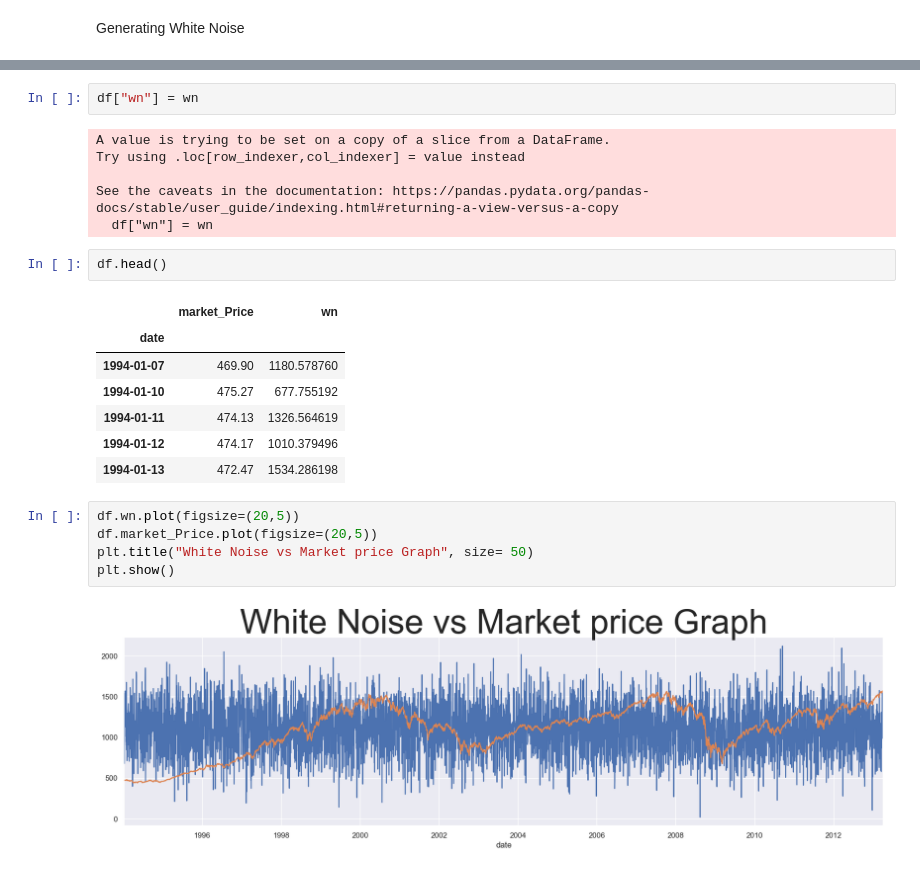
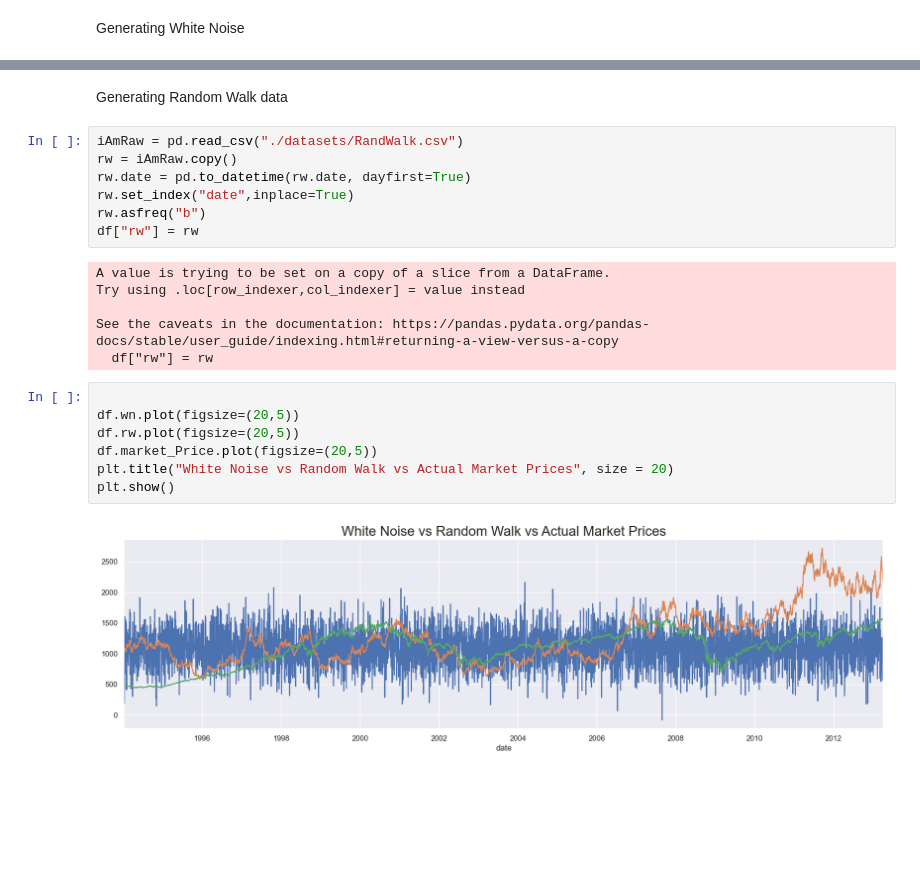
Before and after one commit to mkolade/time-series, a Jupyter notebook: 3rd-whiteNoise.ipynb, the cells around one changed output, grey strips where cells are left out. Saved outputs shown, nothing was run; the diff lists cells and outputs as text; blank space fills up the shorter version.

Commit message:
Generating Random Walk data

```diff
--- a/3rd-whiteNoise.ipynb
+++ b/3rd-whiteNoise.ipynb
@@ -47,25 +54,24 @@ wn = np.random.normal(loc = df.market_Price.mean(),scale = df.market_Price.std()
-# %%
-df["wn"] = wn
-# %% [output]
-A value is trying to be set on a copy of a slice from a DataFrame.
-Try using .loc[row_indexer,col_indexer] = value instead
-
-See the caveats in the documentation: https://pandas.pydata.org/pandas-docs/stable/user_guide/indexing.html#returning-a-view-versus-a-copy
-  df["wn"] = wn
-# %%
-df.head()
-# %% [output]
-|  | market_Price | wn |
-| date |  |  |
-| 1994-01-07 | 469.90 | 1180.578760 |
-| 1994-01-10 | 475.27 | 677.755192 |
-| 1994-01-11 | 474.13 | 1326.564619 |
-| 1994-01-12 | 474.17 | 1010.379496 |
-| 1994-01-13 | 472.47 | 1534.286198 |
-# %%
-df.wn.plot(figsize=(20,5))
-df.market_Price.plot(figsize=(20,5))
-plt.title("White Noise vs Market price Graph", size= 50)
-plt.show()
-# %% [output]
-[figure, removed]
+# %% [markdown]
+Generating Random Walk data
+# %%
+iAmRaw = pd.read_csv("./datasets/RandWalk.csv")
+rw = iAmRaw.copy()
+rw.date = pd.to_datetime(rw.date, dayfirst=True)
+rw.set_index("date",inplace=True)
+rw.asfreq("b")
+df["rw"] = rw
+# %% [output]
+A value is trying to be set on a copy of a slice from a DataFrame.
+Try using .loc[row_indexer,col_indexer] = value instead
+
+See the caveats in the documentation: https://pandas.pydata.org/pandas-docs/stable/user_guide/indexing.html#returning-a-view-versus-a-copy
+  df["rw"] = rw
+# %%
+
+df.wn.plot(figsize=(20,5))
+df.rw.plot(figsize=(20,5))
+df.market_Price.plot(figsize=(20,5))
+plt.title("White Noise vs Random Walk vs Actual Market Prices", size = 20)
+plt.show()
+# %% [output]
+[figure, added]
```
Also changed, not shown: parts of 1 cell of this notebook.
